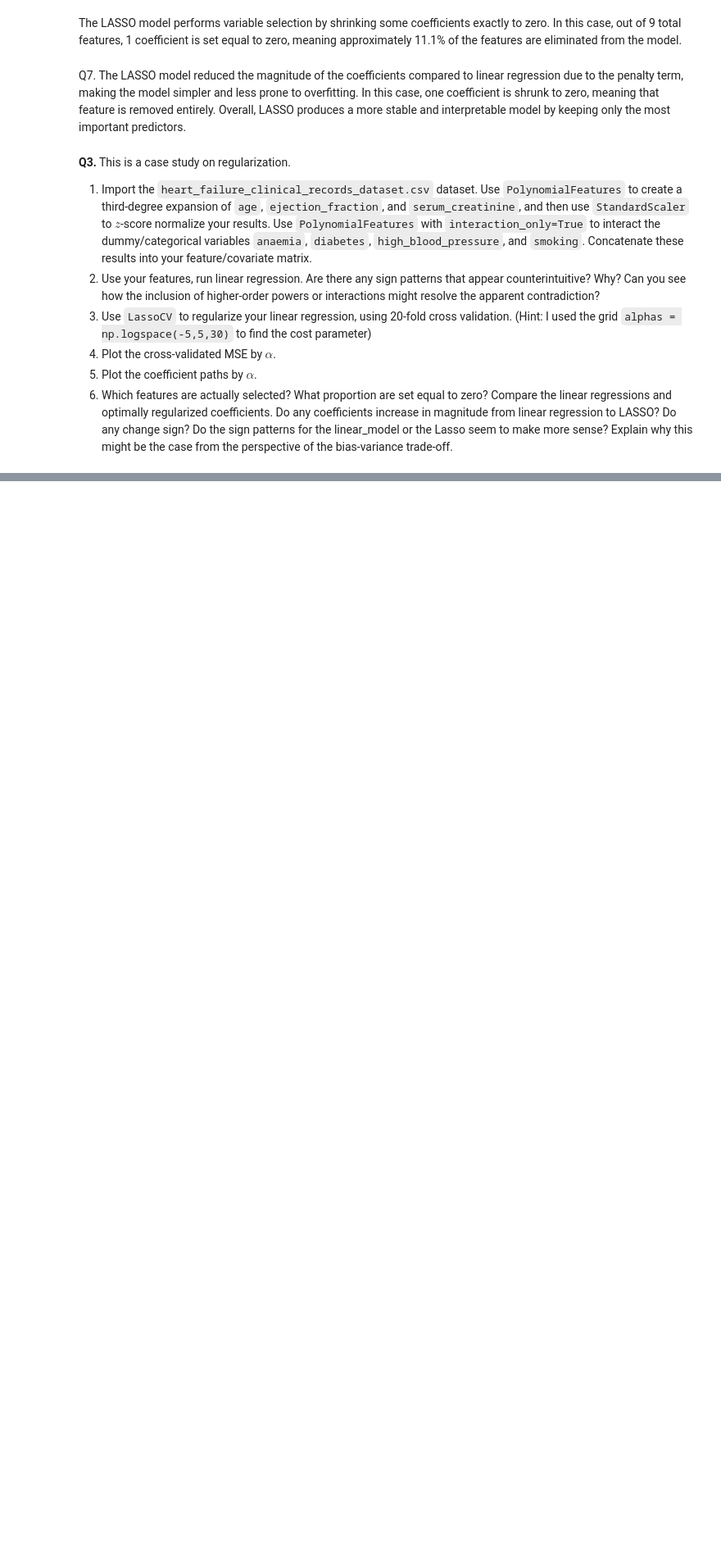
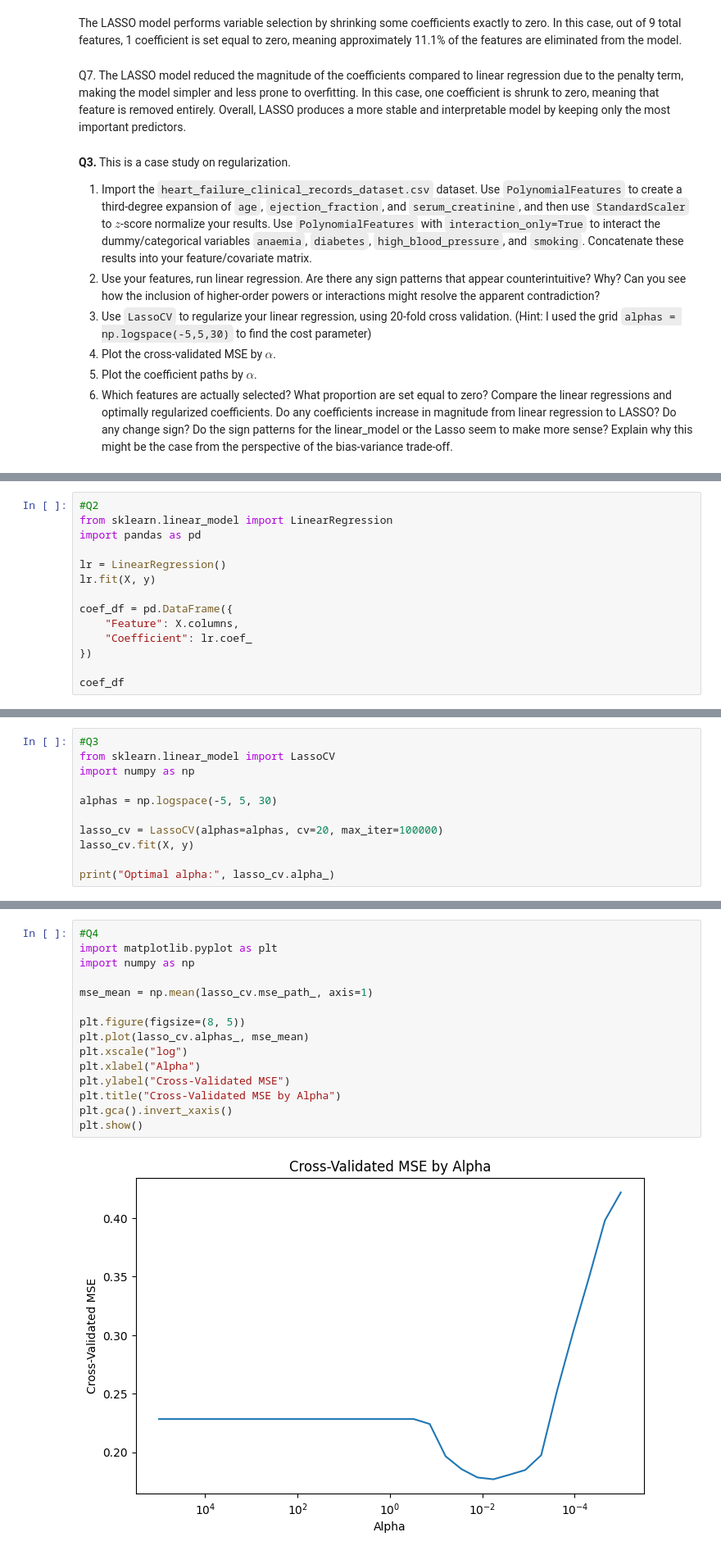
Before and after one commit to joellezamperini/undergrad_ml_assignments, a Jupyter notebook: 04_assignment_regularization.ipynb, the cells around one changed output, grey strips where cells are left out. Shown at 82% size. Saved outputs shown, nothing was run; the diff lists cells and outputs as text; blank space fills up the shorter version.

```diff
--- a/04_assignment_regularization.ipynb
+++ b/04_assignment_regularization.ipynb
@@ -191,0 +241,14 @@ Q7. The LASSO model reduced the magnitude of the coefficients compared to linear
+# %%
+#Q2
+from sklearn.linear_model import LinearRegression
+import pandas as pd
+
+lr = LinearRegression()
+lr.fit(X, y)
+
+coef_df = pd.DataFrame({
+    "Feature": X.columns,
+    "Coefficient": lr.coef_
+})
+
+coef_df
@@ -191,0 +273,11 @@ Q7. The LASSO model reduced the magnitude of the coefficients compared to linear
+# %%
+#Q3
+from sklearn.linear_model import LassoCV
+import numpy as np
+
+alphas = np.logspace(-5, 5, 30)
+
+lasso_cv = LassoCV(alphas=alphas, cv=20, max_iter=100000)
+lasso_cv.fit(X, y)
+
+print("Optimal alpha:", lasso_cv.alpha_)
@@ -191,0 +286,17 @@ Q7. The LASSO model reduced the magnitude of the coefficients compared to linear
+# %%
+#Q4
+import matplotlib.pyplot as plt
+import numpy as np
+
+mse_mean = np.mean(lasso_cv.mse_path_, axis=1)
+
+plt.figure(figsize=(8, 5))
+plt.plot(lasso_cv.alphas_, mse_mean)
+plt.xscale("log")
+plt.xlabel("Alpha")
+plt.ylabel("Cross-Validated MSE")
+plt.title("Cross-Validated MSE by Alpha")
+plt.gca().invert_xaxis()
+plt.show()
+# %% [output]
+[figure, added]
```
Also changed, not shown: parts of 6 cells of this notebook.
